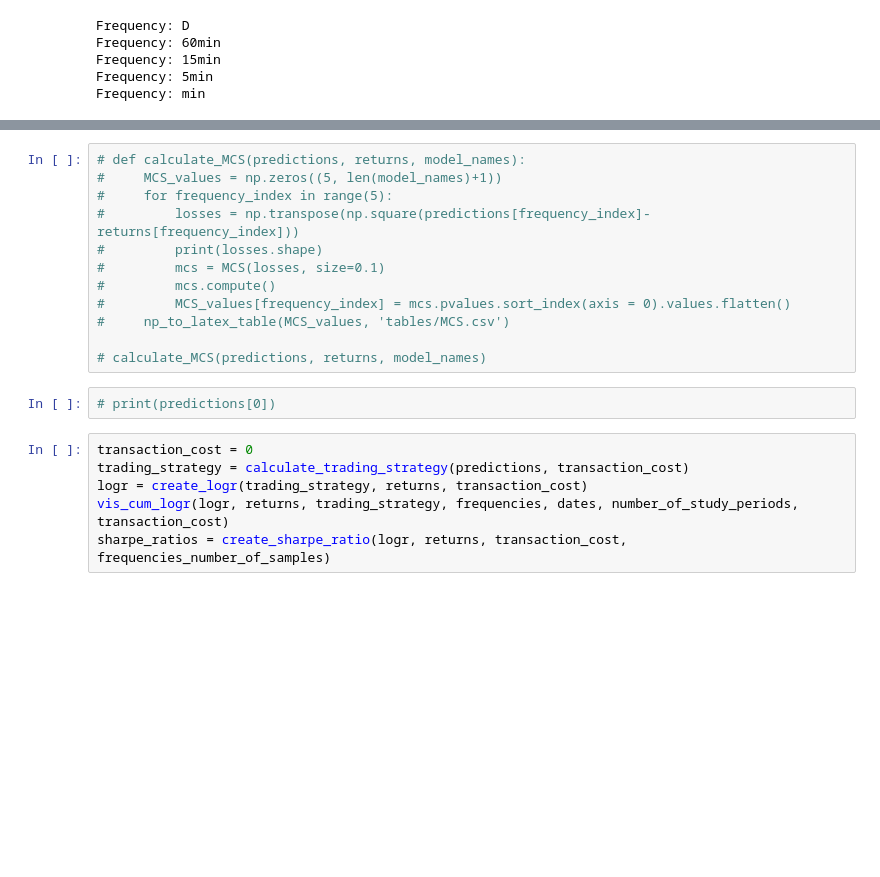
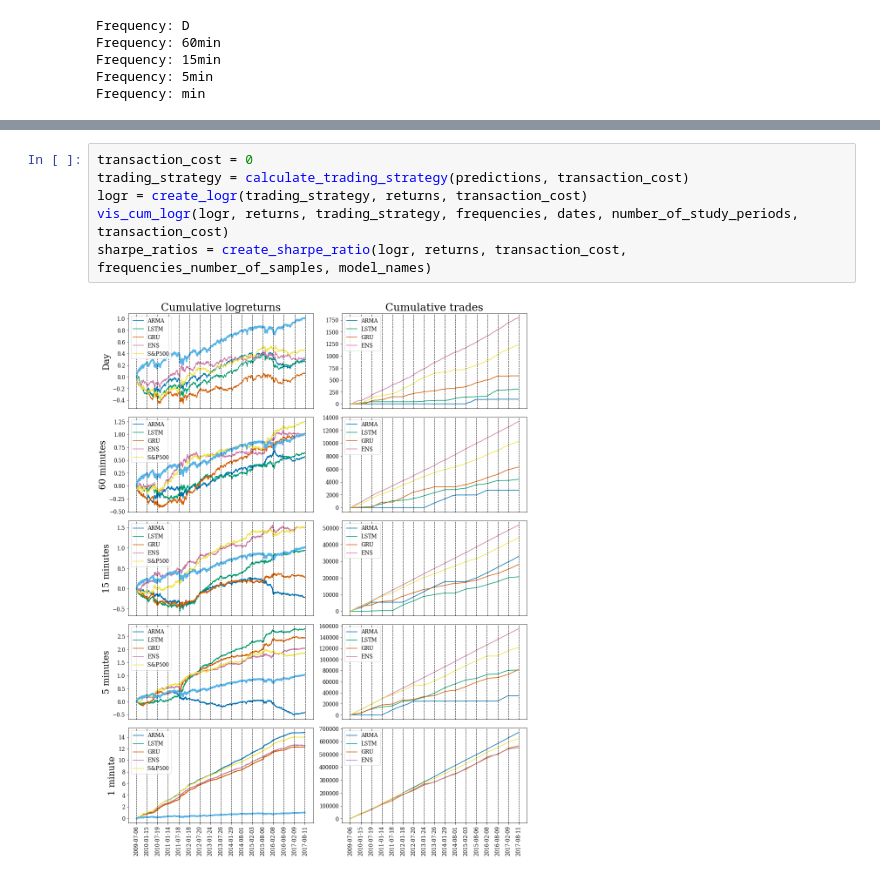
Before and after one commit to tillaczel/LSTM-GRU-RF-predicting-SP500, a Jupyter notebook: evaluate.ipynb, the cells around one changed output, grey strips where cells are left out. Saved outputs shown, nothing was run; the diff lists cells and outputs as text; blank space fills up the shorter version.

```diff
--- a/evaluate.ipynb
+++ b/evaluate.ipynb
@@ -26,23 +37,11 @@ calculate_MCS(predictions, returns, model_names)
-# %%
-# def calculate_MCS(predictions, returns, model_names):
-#     MCS_values = np.zeros((5, len(model_names)+1))
-#     for frequency_index in range(5):
-#         losses = np.transpose(np.square(predictions[frequency_index]-returns[frequency_index]))
-#         print(losses.shape)
-#         mcs = MCS(losses, size=0.1)
-#         mcs.compute()
-#         MCS_values[frequency_index] = mcs.pvalues.sort_index(axis = 0).values.flatten()
-#     np_to_latex_table(MCS_values, 'tables/MCS.csv')
-
-# calculate_MCS(predictions, returns, model_names)
-# %%
-# print(predictions[0])
 # %%
 transaction_cost = 0
 trading_strategy = calculate_trading_strategy(predictions, transaction_cost)
 logr = create_logr(trading_strategy, returns, transaction_cost)
 vis_cum_logr(logr, returns, trading_strategy, frequencies, dates, number_of_study_periods, transaction_cost)
-sharpe_ratios = create_sharpe_ratio(logr, returns, transaction_cost, frequencies_number_of_samples)
+sharpe_ratios = create_sharpe_ratio(logr, returns, transaction_cost, frequencies_number_of_samples, model_names)
+# %% [output]
+[figure, added]
 # %%
 transaction_cost = 0.0005
 trading_strategy = calculate_trading_strategy(predictions, transaction_cost)
```
Also changed, not shown: parts of 3 cells of this notebook, 40 other files.
